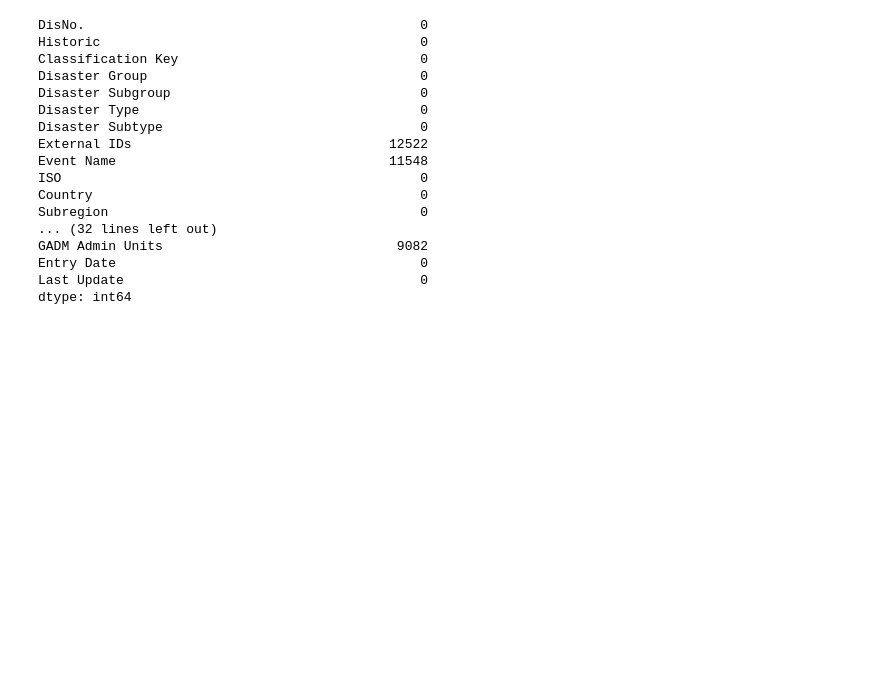
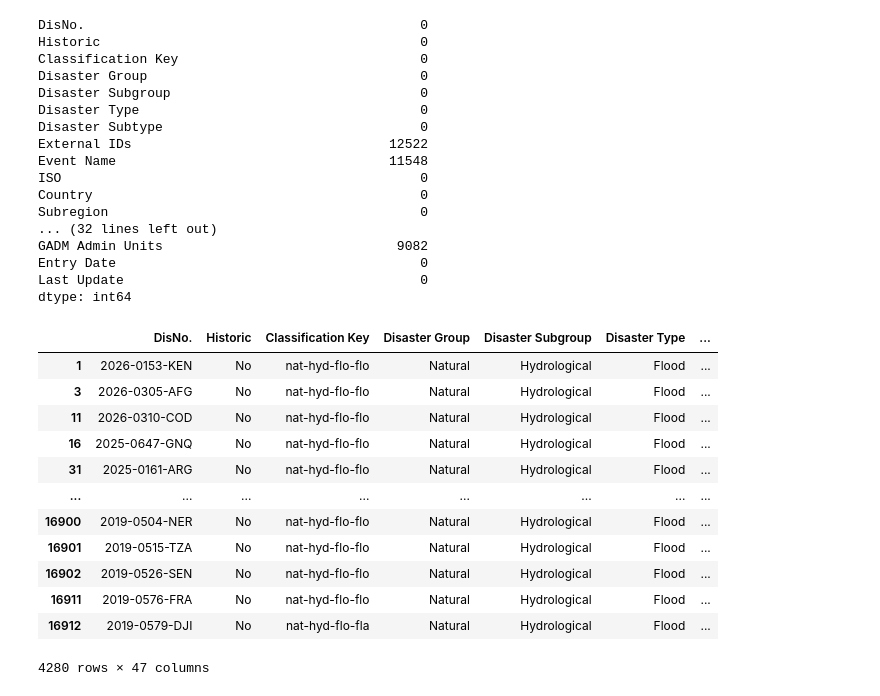
Before and after one commit to Flood-Prediction-AI-Team/Flood-Prediction-Using-WeatherAPI-and-historical-thread-mapping, a Jupyter notebook: Code/Merged_dataset/dataset_fusion.ipynb, the cells around one changed output. Saved outputs shown, nothing was run; the diff lists cells and outputs as text; code cells hidden in the pictures; blank space fills up the shorter version.

```diff
--- a/Code/Merged_dataset/dataset_fusion.ipynb
+++ b/Code/Merged_dataset/dataset_fusion.ipynb
@@ -136,3 +109,22 @@ GADM Admin Units                              9082
 Entry Date                                       0
 Last Update                                      0
 dtype: int64
+# %%
+# cleaning and prepare EM-DAT
+
+# Filter the dataset to only include Floods
+emdat_floods = emdat[emdat['Disaster Type'] == 'Flood'].copy()
+# %% [output]
+|  | DisNo. | Historic | Classification Key | Disaster Group | Disaster Subgroup | Disaster Type | ... |
+| 1 | 2026-0153-KEN | No | nat-hyd-flo-flo | Natural | Hydrological | Flood | ... |
+| 3 | 2026-0305-AFG | No | nat-hyd-flo-flo | Natural | Hydrological | Flood | ... |
+| 11 | 2026-0310-COD | No | nat-hyd-flo-flo | Natural | Hydrological | Flood | ... |
+| 16 | 2025-0647-GNQ | No | nat-hyd-flo-flo | Natural | Hydrological | Flood | ... |
+| 31 | 2025-0161-ARG | No | nat-hyd-flo-flo | Natural | Hydrological | Flood | ... |
+| ... | ... | ... | ... | ... | ... | ... | ... |
+| 16900 | 2019-0504-NER | No | nat-hyd-flo-flo | Natural | Hydrological | Flood | ... |
+| 16901 | 2019-0515-TZA | No | nat-hyd-flo-flo | Natural | Hydrological | Flood | ... |
+| 16902 | 2019-0526-SEN | No | nat-hyd-flo-flo | Natural | Hydrological | Flood | ... |
+| 16911 | 2019-0576-FRA | No | nat-hyd-flo-flo | Natural | Hydrological | Flood | ... |
+| 16912 | 2019-0579-DJI | No | nat-hyd-flo-fla | Natural | Hydrological | Flood | ... |
+4280 rows × 47 columns
```
Also changed, not shown: parts of 5 cells of this notebook.
